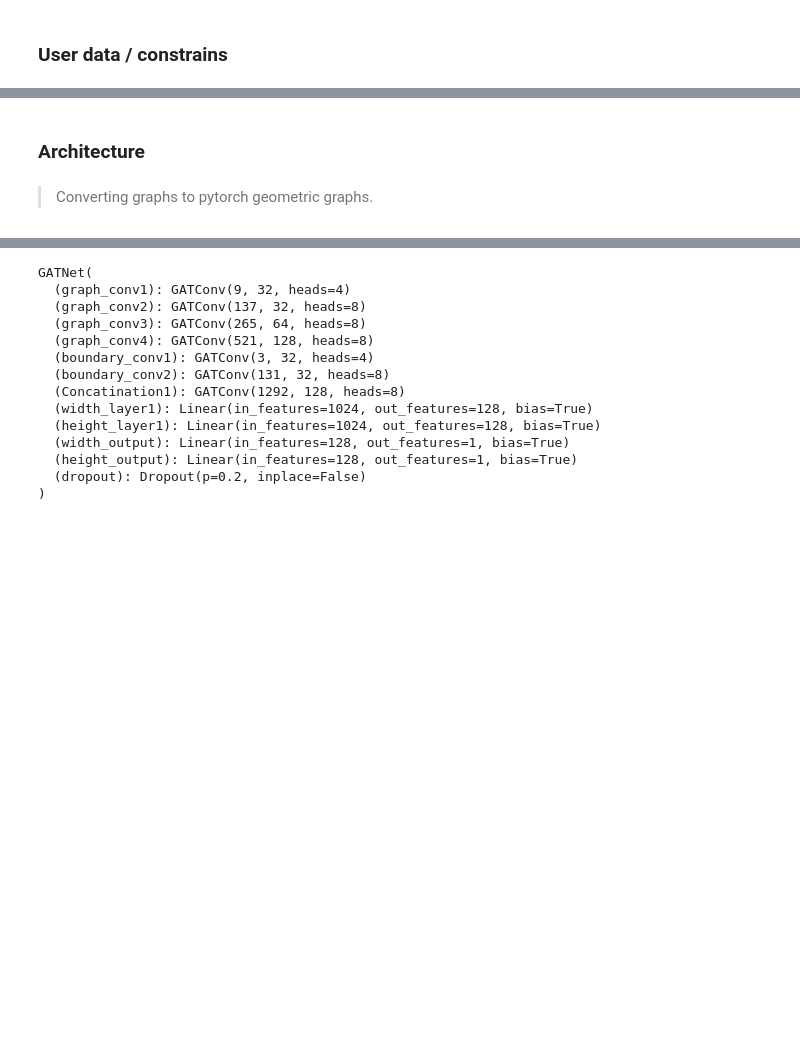
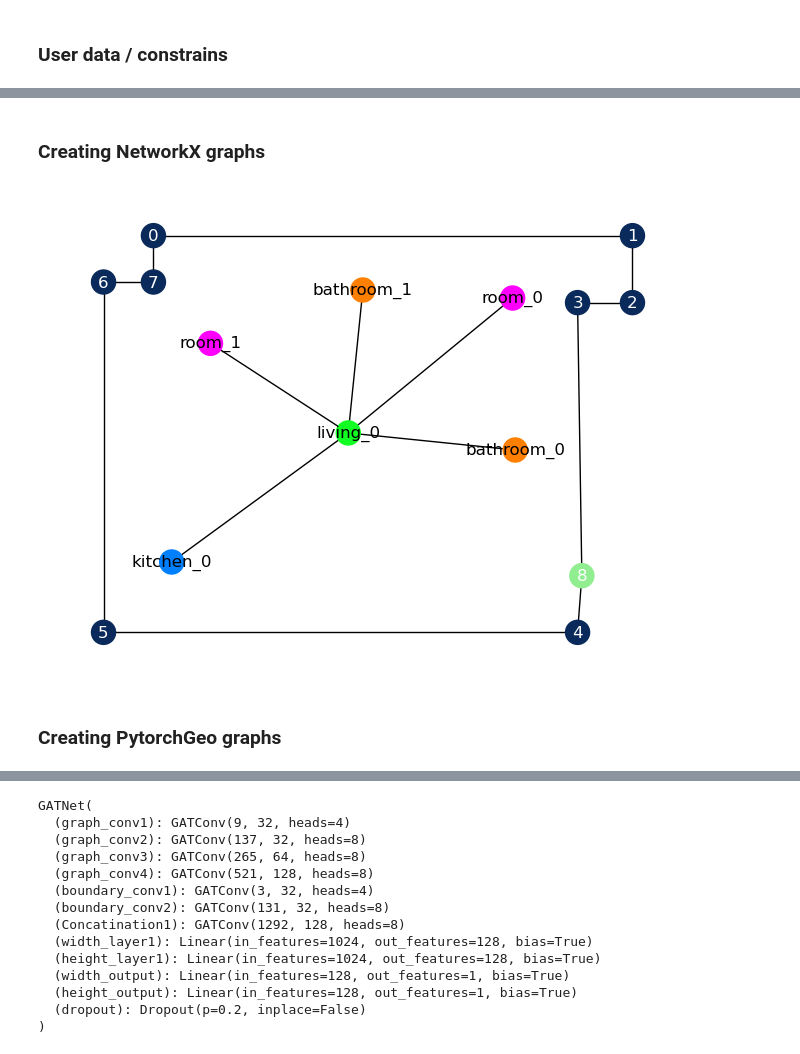
Before and after one commit to mo7amed7assan1911/Floor_Plan_Generation_using_GNNs, a Jupyter notebook: User_constrains_to_floor_plan.ipynb, the cells around one changed output, grey strips where cells are left out. Saved outputs shown, nothing was run; the diff lists cells and outputs as text; code cells hidden in the pictures; blank space fills up the shorter version.

```diff
--- a/User_constrains_to_floor_plan.ipynb
+++ b/User_constrains_to_floor_plan.ipynb
@@ -338,21 +311,28 @@ boundary_graph = Handling_dubplicated_nodes(boundary, front_door)
 # %%
 # Considering the center of the living room as the origin of the floor plan
 living_centroid    = [(boundary.centroid.x, boundary.centroid.y)]
+# %% [markdown]
+<a id='NetX'></a>
+### Creating NetworkX graphs
 # %%
 user_constraints = {
     'living': living_centroid,
     'room': room_centroids,
     'bathroom': bathroom_centroids,
     'kitchen': kitchen_centroids
 }
 
 G = centroids_to_graph(user_constraints, living_to_all=True)
-# draw_graph(G)
+boundary_graph = Handling_dubplicated_nodes(boundary, front_door)
+
+# The final graph of the floor plan
+draw_graph(G)
+draw_graph_boundary(boundary_graph)
+# %% [output]
+[figure, added]
-# %% [markdown]
-<a id='archi'></a>
-### Architecture
 # %% [markdown]
-> Converting graphs to pytorch geometric graphs.
+<a id='PyT'></a>
+### Creating PytorchGeo graphs
 # %%
 # Boundary graph
 B_pytorch = from_networkx(boundary_graph, group_node_attrs=['type', 'centroid'], group_edge_attrs=['distance'])
```
Also changed, not shown: parts of 22 cells of this notebook, 4 other files.
